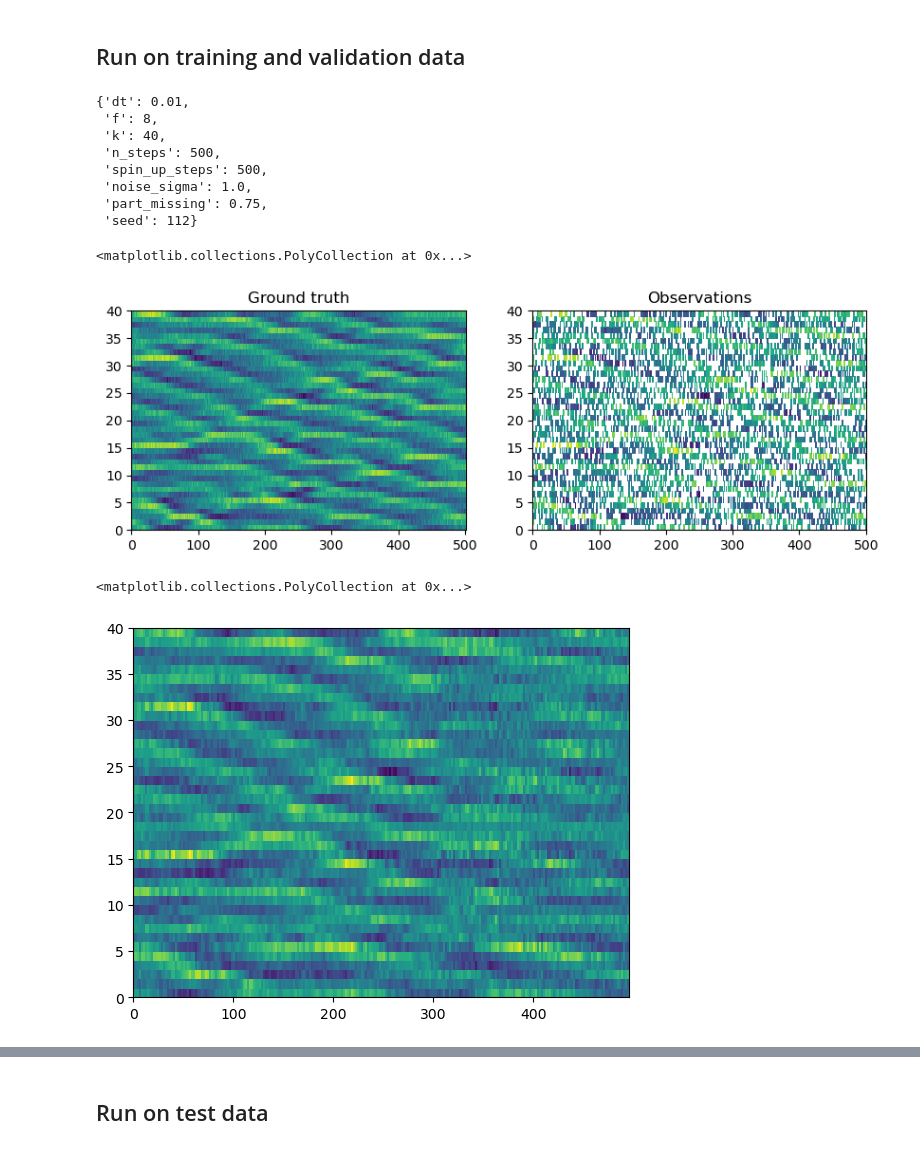
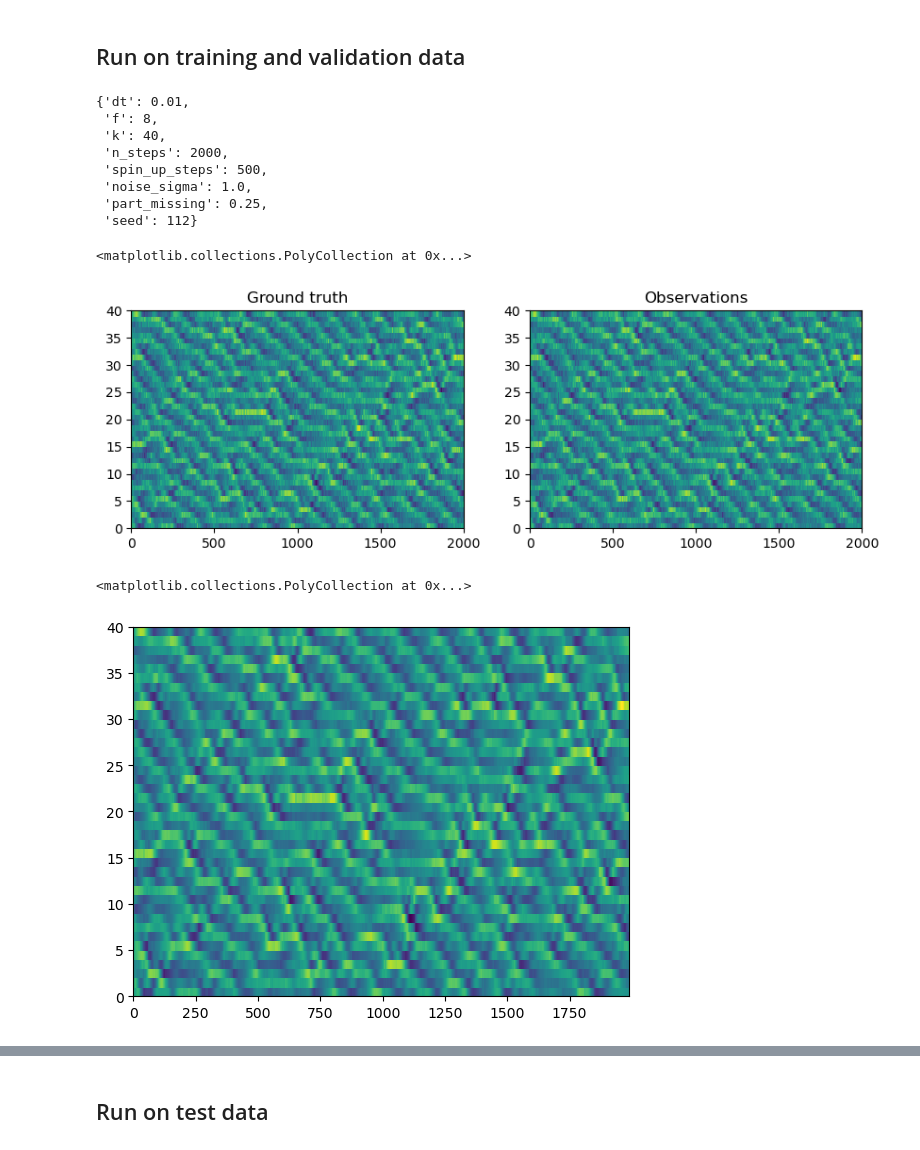
Before and after one commit to m-dml/coda, a Jupyter notebook: notebooks/lorenz96-playground.ipynb, the cells around one changed output, grey strips where cells are left out. Cells and saved outputs as stored; diff of their text form; code cells hidden in the pictures.

```diff
--- a/notebooks/lorenz96-playground.ipynb
+++ b/notebooks/lorenz96-playground.ipynb
@@ -148,7 +152,7 @@ from src.datamodule.Lorenz96 import AssimilationDataset
 from torch.utils.data import DataLoader
 # %%
 # loading experiment config file
-base_path = "/home/vadim/Dev/hidden-process-learning/outputs/outputs/2022-09-16/00-23-41"
+base_path = "/home/vadim/Dev/hidden-process-learning/outputs/outputs/2022-11-19/21-41-44"
 config_path = os.path.join(base_path, ".hydra/config.yaml")
 cfg = OmegaConf.load(config_path)
 # %%
@@ -165,17 +169,17 @@ lit_model = lit_model.load_from_checkpoint(state_dict_path, model=model, assimil
 ## Run on training and validation data
 # %%
 base_dir = "/home/vadim/Dev/hidden-process-learning"
-data_file = "data/l96-1-103354.npy"
+data_file = "data/l96-1-60073583.npy"
 data = np.load(os.path.join(base_dir, data_file), allow_pickle=True).item()
 data["meta"]
 # %% [output]
 {'dt': 0.01,
  'f': 8,
  'k': 40,
- 'n_steps': 500,
+ 'n_steps': 2000,
  'spin_up_steps': 500,
  'noise_sigma': 1.0,
- 'part_missing': 0.75,
+ 'part_missing': 0.25,
  'seed': 112}
 # %%
 fig, axs = plt.subplots(1, 2, figsize=(10, 3))
@@ -188,7 +192,7 @@ x_obs_preview[x_obs_preview == 0] = np.nan
 axs[1].pcolor(x_obs_preview)
 # %% [output]
 <matplotlib.collections.PolyCollection at 0x...>
-[figure, old version]
+[figure, new version]
 # %%
 params = data["params"].copy()
 x_obs = data["x_obs"].clone()
@@ -197,19 +201,19 @@ dataloader = DataLoader(dataset, batch_size=1)
 # %%
 reconstruction = []
 for batch in tqdm(dataloader):
     neighbors, _, _, params = batch
-    ic_neighbors = neighbors.squeeze()[0]
+    ic_neighbors = neighbors[0]
     ic = assimilator.forward(ic_neighbors)
-    rollout = [ic.unsqueeze(0)]
+    rollout = [ic[0].unsqueeze(0)]
     for i in range(cfg.datamodule.chunk_size - 1):
         x = model.forward(rollout[-1], **params)
         rollout.append(x)
     reconstruction += rollout
 reconstruction = torch.stack(reconstruction).squeeze().detach().numpy().T
 plt.pcolor(reconstruction)
 # %% [output]
 <matplotlib.collections.PolyCollection at 0x...>
-[figure, old version]
+[figure, new version]
 # %%
 ground_truth = data["x_true"][..., cfg.datamodule.chunk_size:-cfg.datamodule.chunk_size-1]
 observations = x_obs[..., cfg.datamodule.chunk_size:-cfg.datamodule.chunk_size-1]
```
Also changed, not shown: parts of 8 cells of this notebook, 8 other files.
